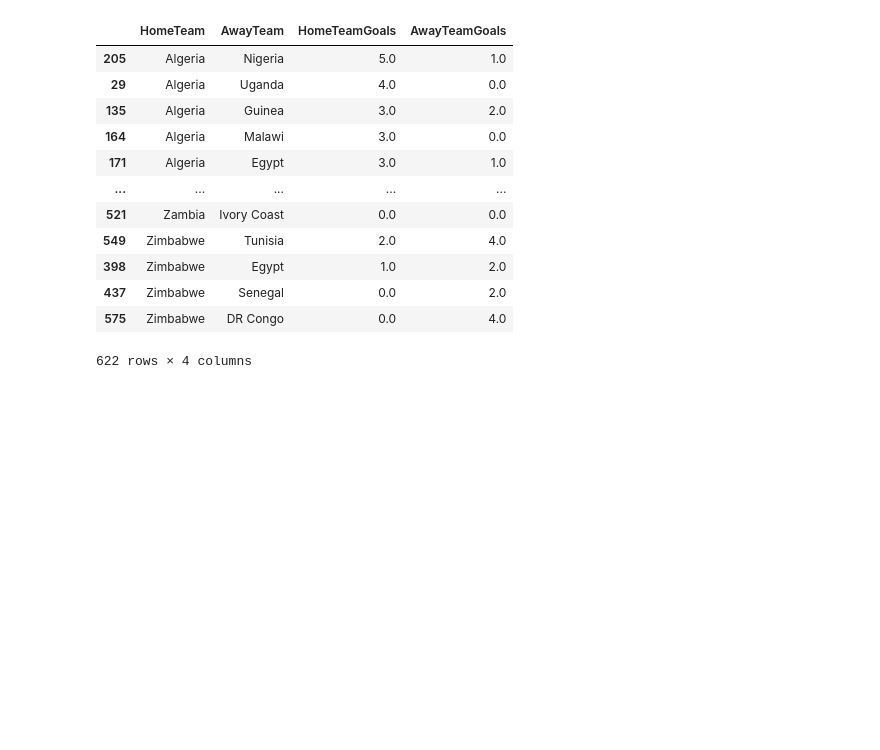
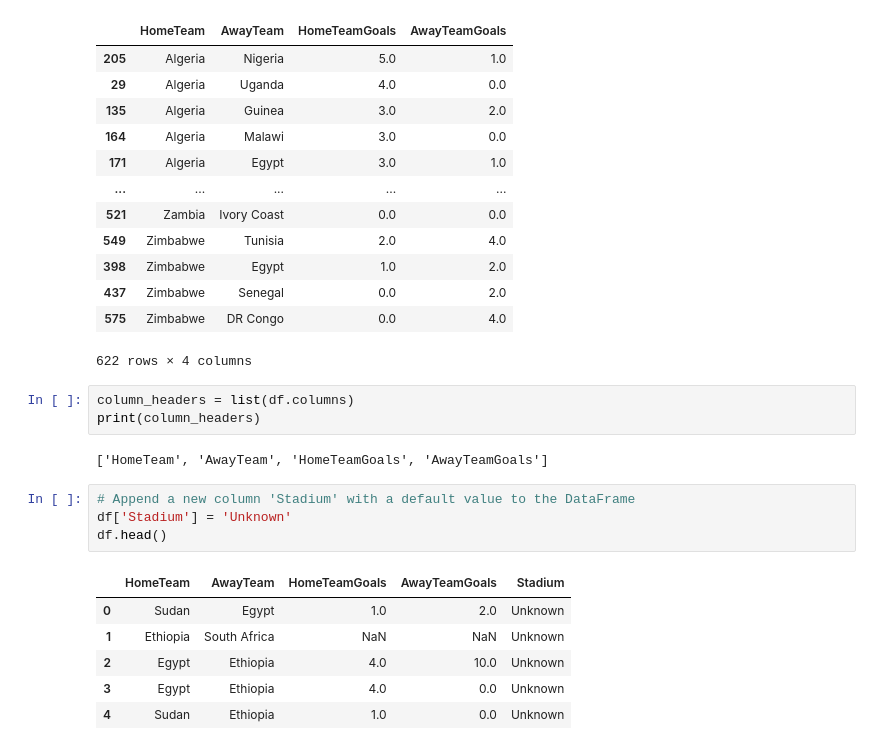
Before and after one commit to rugambwagloria/Rugambwa_Gloria, a Jupyter notebook: LEARNINGDATA-SCIENCE/DATA ANALYSIS WITH PANDAS/AfricaCupOfNations.ipynb, the cells around one changed output. Saved outputs shown, nothing was run; the diff lists cells and outputs as text; blank space fills up the shorter version.

Commit message:
data analysis assignment

```diff
--- a/LEARNINGDATA-SCIENCE/DATA ANALYSIS WITH PANDAS/AfricaCupOfNations.ipynb
+++ b/LEARNINGDATA-SCIENCE/DATA ANALYSIS WITH PANDAS/AfricaCupOfNations.ipynb
@@ -108,3 +108,19 @@ sorted_df
 | 437 | Zimbabwe | Senegal | 0.0 | 2.0 |
 | 575 | Zimbabwe | DR Congo | 0.0 | 4.0 |
 622 rows × 4 columns
+# %%
+column_headers = list(df.columns)
+print(column_headers)
+# %% [output]
+['HomeTeam', 'AwayTeam', 'HomeTeamGoals', 'AwayTeamGoals']
+# %%
+# Append a new column 'Stadium' with a default value to the DataFrame
+df['Stadium'] = 'Unknown'
+df.head()
+# %% [output]
+|  | HomeTeam | AwayTeam | HomeTeamGoals | AwayTeamGoals | Stadium |
+| 0 | Sudan | Egypt | 1.0 | 2.0 | Unknown |
+| 1 | Ethiopia | South Africa | NaN | NaN | Unknown |
+| 2 | Egypt | Ethiopia | 4.0 | 10.0 | Unknown |
+| 3 | Egypt | Ethiopia | 4.0 | 0.0 | Unknown |
+| 4 | Sudan | Ethiopia | 1.0 | 0.0 | Unknown |
```
Also changed, not shown: parts of 10 cells of this notebook.
